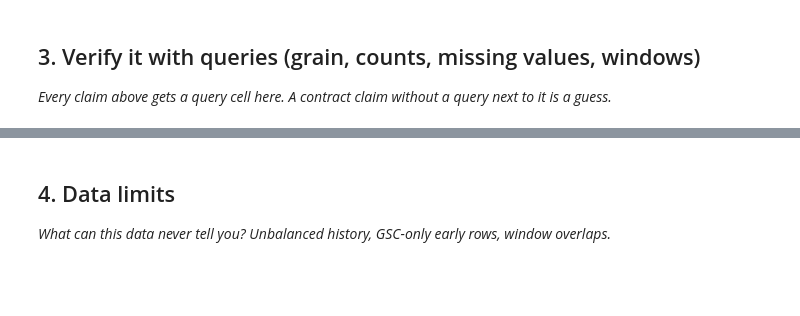
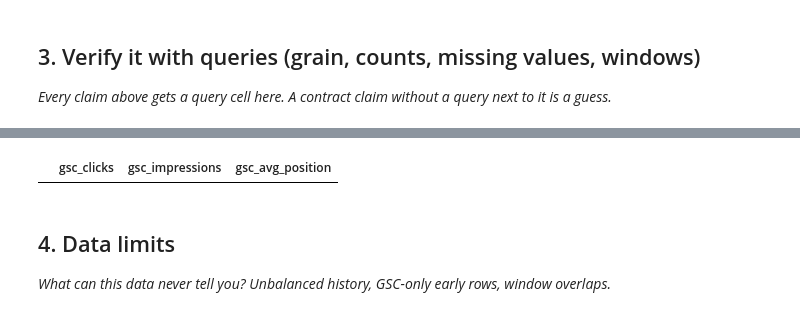
Before and after one commit to Zeeshan4511/flyrank-ml-internship, a Jupyter notebook: work/notebooks/w03_data_contract.ipynb, the cells around one changed output, grey strips where cells are left out. Cells and saved outputs as stored; diff of their text form; code cells hidden in the pictures; blank space fills up the shorter version.

```diff
--- a/work/notebooks/w03_data_contract.ipynb
+++ b/work/notebooks/w03_data_contract.ipynb
@@ -30,3 +157,17 @@ This skeleton is yours to fill. Work the sections **in order** — each one has
+# %%
+feature_frame = march[
+    [
+        "gsc_clicks",
+        "gsc_impressions",
+        "gsc_avg_position",
+        # "device", # Not found in fact_daily dataset
+        # "country", # Not found in fact_daily dataset
+    ]
+]
+
+feature_frame.head()
+# %% [output]
+|  | gsc_clicks | gsc_impressions | gsc_avg_position |
 # %% [markdown]
 ## 4. Data limits
 
```
Also changed, not shown: parts of 17 cells of this notebook.
